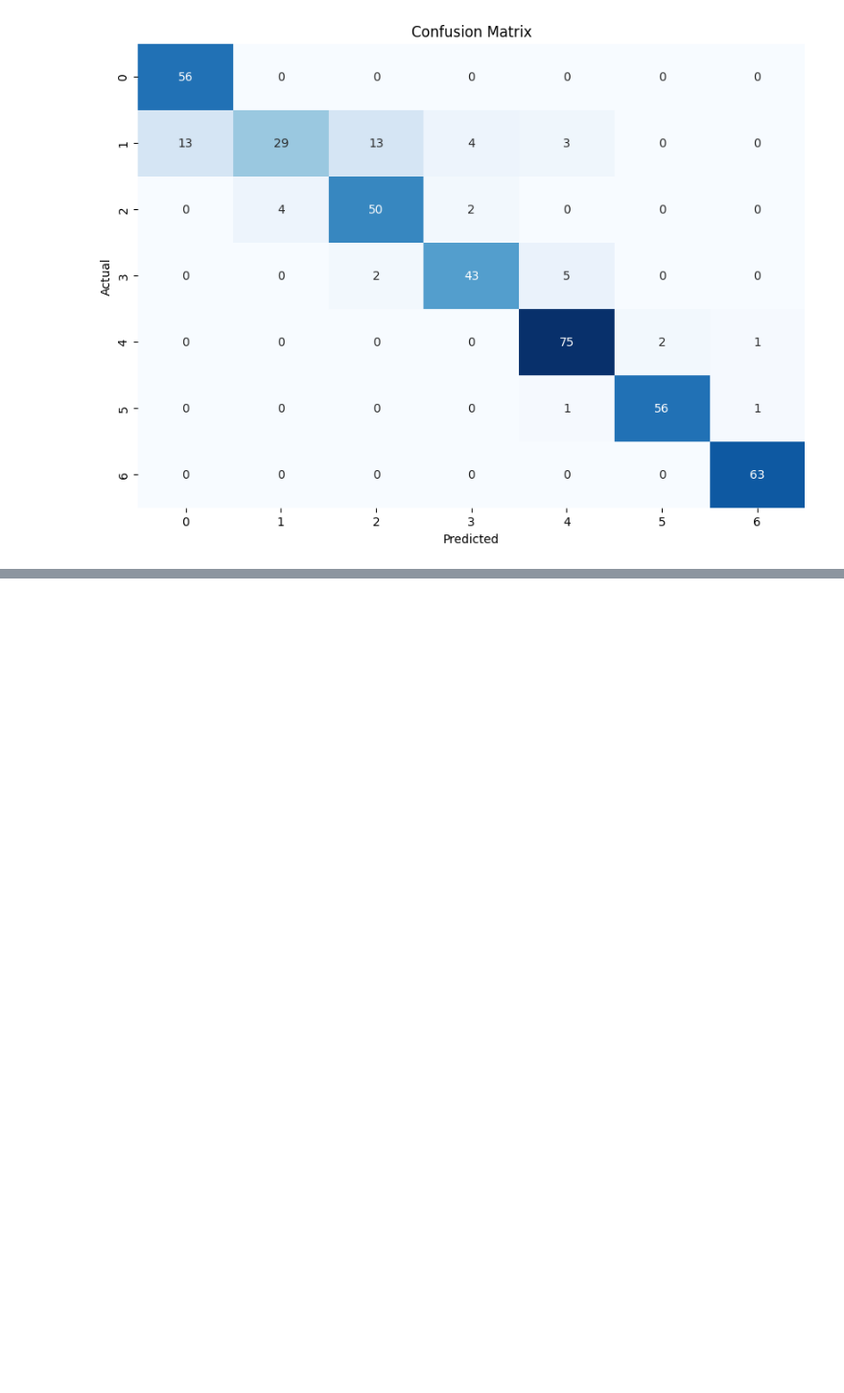
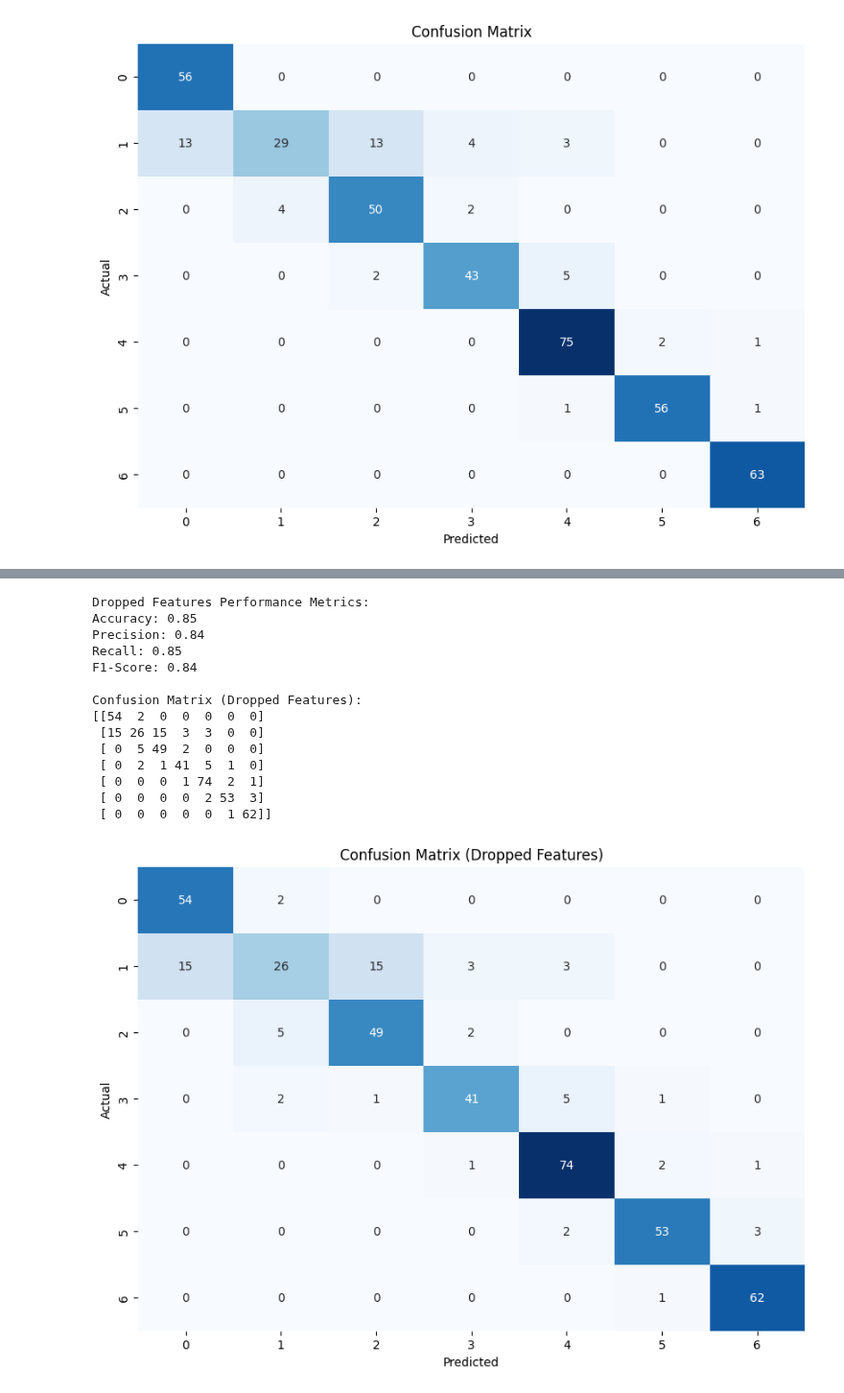
Before and after one commit to mermaid1907/DataMining, a Jupyter notebook: classification-1.ipynb, the cells around one changed output, grey strips where cells are left out. Shown at 96% size. Saved outputs shown, nothing was run; the diff lists cells and outputs as text; code cells hidden in the pictures; blank space fills up the shorter version.

```diff
--- a/classification-1.ipynb
+++ b/classification-1.ipynb
@@ -150,0 +183,53 @@ plt.show()
+# %%
+features_to_drop = ['Gender', 'NCP', 'SMOKE']
+X_dropped = X.drop(features_to_drop, axis=1)
+
+# Split the data into training and testing sets
+X_train_dropped, X_test_dropped, y_train_dropped, y_test_dropped = train_test_split(X_dropped, y, test_size=0.2, random_state=42)
+
+# Classification Task 1: K-Nearest Neighbors (KNN) with dropped features
+knn_dropped = KNeighborsClassifier(n_neighbors=5)
+knn_dropped.fit(X_train_dropped, y_train_dropped)
+knn_dropped_pred = knn_dropped.predict(X_test_dropped)
+
+# Evaluate the performance metrics
+dropped_accuracy = accuracy_score(y_test_dropped, knn_dropped_pred)
+dropped_precision = precision_score(y_test_dropped, knn_dropped_pred, average='macro')
+dropped_recall = recall_score(y_test_dropped, knn_dropped_pred, average='macro')
+dropped_f1 = f1_score(y_test_dropped, knn_dropped_pred, average='macro')
+
+# Print the performance metrics
+print("\nDropped Features Performance Metrics:")
+print(f"Accuracy: {dropped_accuracy:.2f}")
+print(f"Precision: {dropped_precision:.2f}")
+print(f"Recall: {dropped_recall:.2f}")
+print(f"F1-Score: {dropped_f1:.2f}")
+
+# Calculate the confusion matrix
+cm_dropped = confusion_matrix(y_test_dropped, knn_dropped_pred)
+print("\nConfusion Matrix (Dropped Features):")
+print(cm_dropped)
+
+# Plot the confusion matrix
+plt.figure(figsize=(10, 7))
+sns.heatmap(cm_dropped, annot=True, fmt='d', cmap='Blues', cbar=False)
+plt.title('Confusion Matrix (Dropped Features)')
+plt.xlabel('Predicted')
+plt.ylabel('Actual')
+plt.show()
+# %% [output]
+Dropped Features Performance Metrics:
+Accuracy: 0.85
+Precision: 0.84
+Recall: 0.85
+F1-Score: 0.84
+
+Confusion Matrix (Dropped Features):
+[[54  2  0  0  0  0  0]
+ [15 26 15  3  3  0  0]
+ [ 0  5 49  2  0  0  0]
+ [ 0  2  1 41  5  1  0]
+ [ 0  0  0  1 74  2  1]
+ [ 0  0  0  0  2 53  3]
+ [ 0  0  0  0  0  1 62]]
+[figure, added]
```
Also changed, not shown: parts of 1 cell of this notebook, 3 other files.
